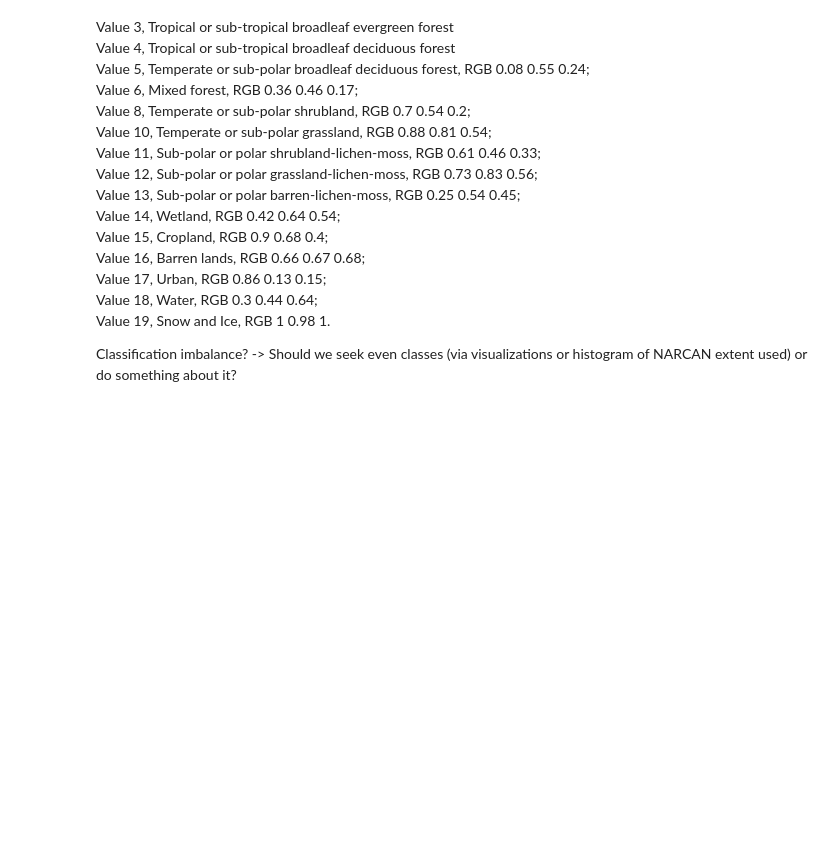
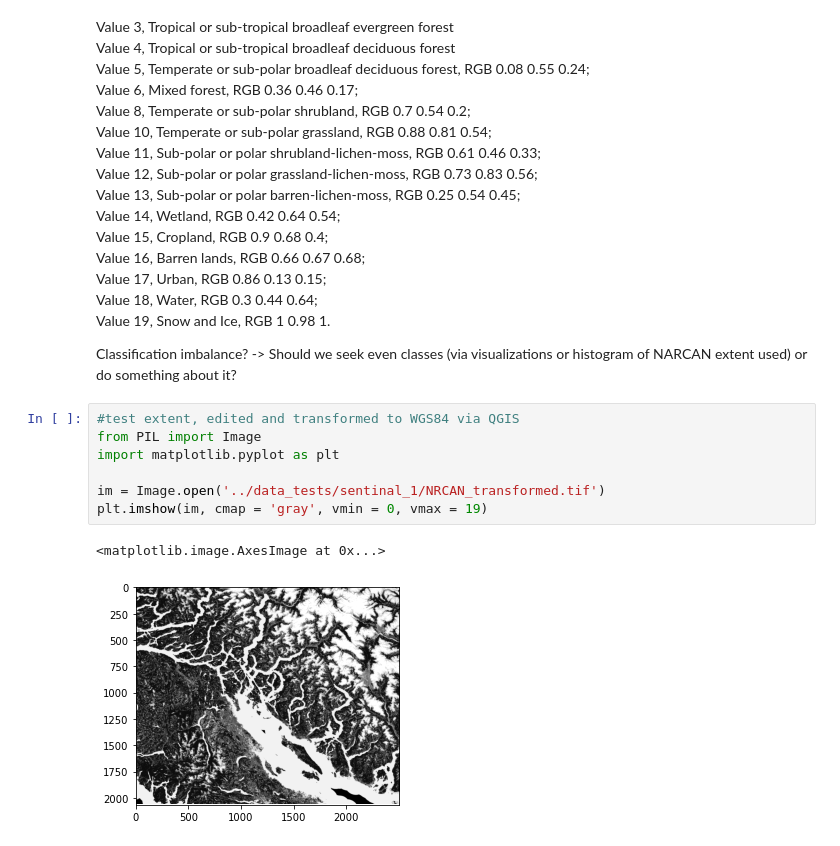
Before and after one commit to fynnweaver/Land_Cover_Classification, a Jupyter notebook: Overview.ipynb, the cells around one changed output. Drawn from its saved outputs; the diff is of its cells as text; blank space fills up the shorter version.

```diff
--- a/Overview.ipynb
+++ b/Overview.ipynb
@@ -58,3 +58,13 @@ Value 19, Snow and Ice, RGB 1 0.98 1.
 
 
 Classification imbalance? -> Should we seek even classes (via visualizations or histogram of NARCAN extent used) or do something about it?
+# %%
+#test extent, edited and transformed to WGS84 via QGIS
+from PIL import Image
+import matplotlib.pyplot as plt
+
+im = Image.open('../data_tests/sentinal_1/NRCAN_transformed.tif')
+plt.imshow(im, cmap = 'gray', vmin = 0, vmax = 19)
+# %% [output]
+<matplotlib.image.AxesImage at 0x...>
+[figure, added]
```
Also changed, not shown: parts of 3 cells of this notebook.
